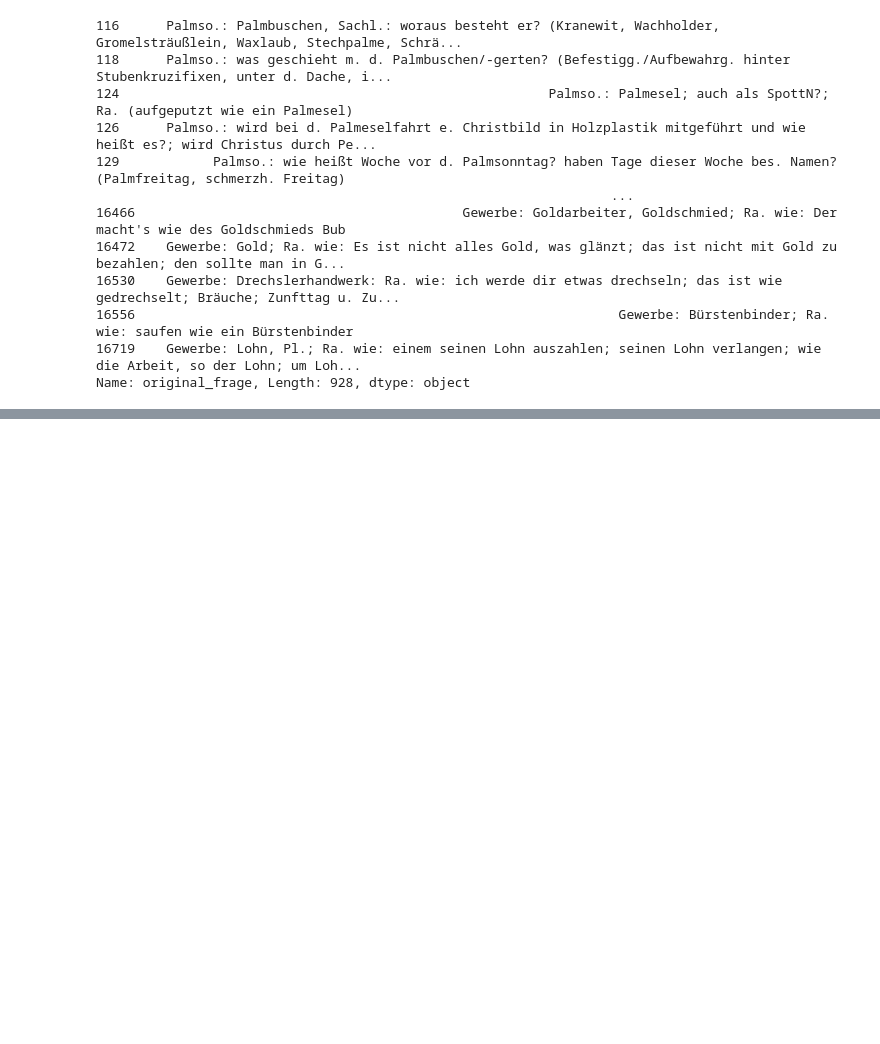
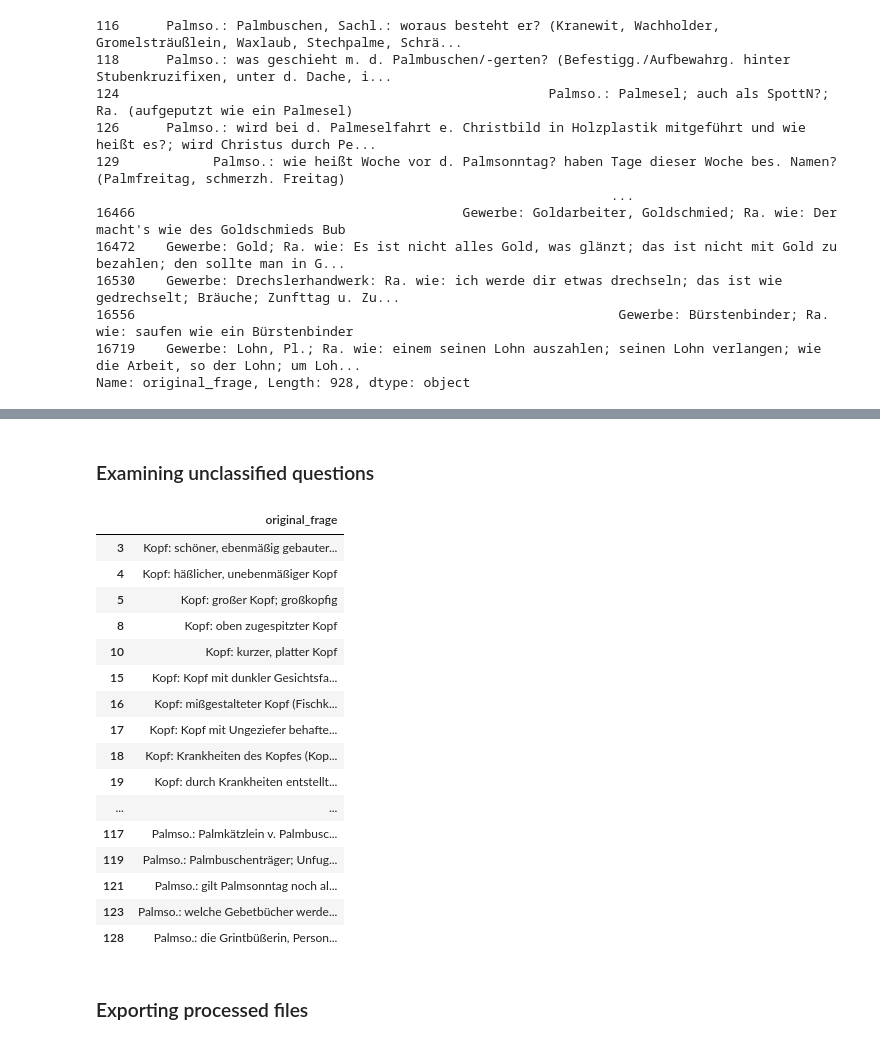
Before and after one commit to acdh-oeaw/exploreAT-Concepts, a Jupyter notebook: questions_classification.ipynb, the cells around one changed output, grey strips where cells are left out. Drawn from its saved outputs; the diff is of its cells as text; code cells hidden in the pictures; blank space fills up the shorter version.

```diff
--- a/questions_classification.ipynb
+++ b/questions_classification.ipynb
@@ -271,0 +317,26 @@ frage_complete[['original_frage','frage_type']].to_pickle('./questions_class.pic
+# %% [markdown]
+### Examining unclassified questions
+# %%
+#frage_complete.style.set_properties(subset=['original_frage'], **{'width': '400px'})
+frage_complete.loc[frage_complete['frage_ling_type'].isnull() & frage_complete['frage_cult_type'].isnull(),
+                   ['original_frage']].head(50)
+# %% [output]
+|  | original_frage |
+| 3 | Kopf: schöner, ebenmäßig gebauter... |
+| 4 | Kopf: häßlicher, unebenmäßiger Kopf |
+| 5 | Kopf: großer Kopf; großkopfig |
+| 8 | Kopf: oben zugespitzter Kopf |
+| 10 | Kopf: kurzer, platter Kopf |
+| 15 | Kopf: Kopf mit dunkler Gesichtsfa... |
+| 16 | Kopf: mißgestalteter Kopf (Fischk... |
+| 17 | Kopf: Kopf mit Ungeziefer behafte... |
+| 18 | Kopf: Krankheiten des Kopfes (Kop... |
+| 19 | Kopf: durch Krankheiten entstellt... |
+| ... | ... |
+| 117 | Palmso.: Palmkätzlein v. Palmbusc... |
+| 119 | Palmso.: Palmbuschenträger; Unfug... |
+| 121 | Palmso.: gilt Palmsonntag noch al... |
+| 123 | Palmso.: welche Gebetbücher werde... |
+| 128 | Palmso.: die Grintbüßerin, Person... |
+# %% [markdown]
+### Exporting processed files
```
Also changed, not shown: parts of 40 cells of this notebook, 1 other file.
